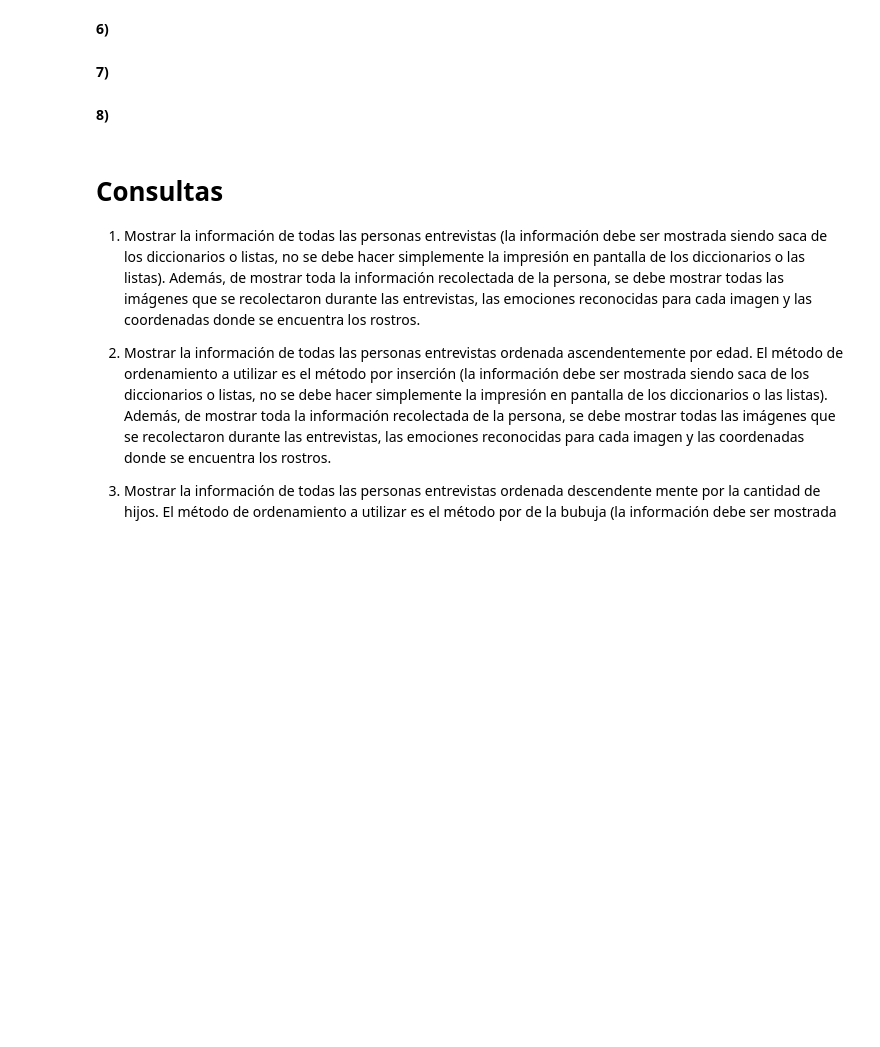
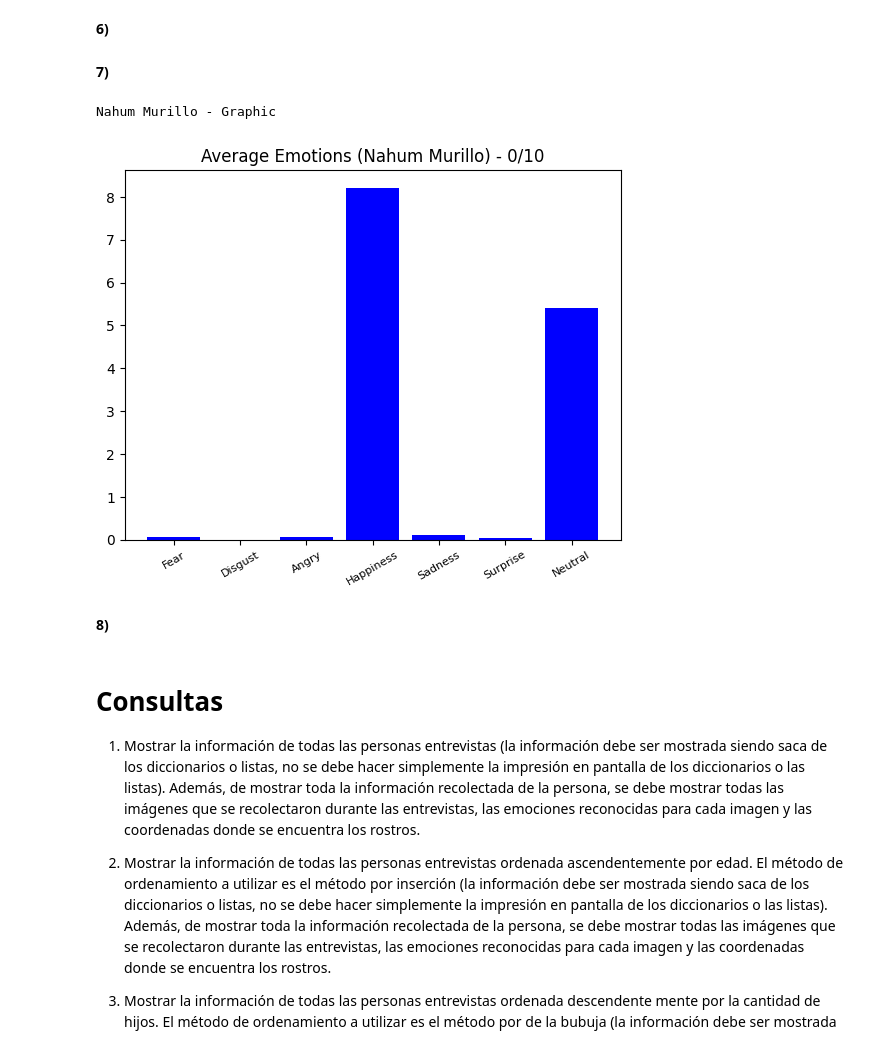
Before and after one commit to nahum0804/TallerDeProgramacion-Project, a Jupyter notebook: Reconocer_rostros_Dylan_y_Nahum.ipynb, the cells around one changed output. Saved outputs shown, nothing was run; the diff lists cells and outputs as text; code cells hidden in the pictures; blank space fills up the shorter version.

Commit message:
Item 1 and 7 - Graphic Algorithm

```diff
--- a/Reconocer_rostros_Dylan_y_Nahum.ipynb
+++ b/Reconocer_rostros_Dylan_y_Nahum.ipynb
@@ -633,6 +665,69 @@ Location face:  [[183 164 184 184]]
 **6)**
 # %% [markdown]
 **7)**
+# %%
+import matplotlib.pyplot as plt
+
+def graphic_quarter(numbers, labels, pos, nombre):
+    plt.title(f'Average Emotions ({nombre}) - 0/10')
+    plt.bar(pos, numbers, color='blue')
+    plt.xticks(ticks=pos, labels=labels, fontsize=8, rotation=30)
+    plt.show()
+
+#Create emotionList - Average numbers
+
+
+
+for i in userList:
+
+  n = 1 #Length
+
+  avFear = 0
+  avDisgust = 0
+  avAngry = 0
+  avHappiness = 0
+  avSadness = 0
+  avSurprise = 0
+  avNeutral = 0
+
+  nombre = list(i[0].keys())[0]
+  for j in i[0][nombre]["imagesCaptured"]:
+    emotions = list(j[0]["emotions"].keys())
+    for z in emotions:
+       if z == "fear":
+         avFear += j[0]["emotions"][z]
+       elif z == "disgust":
+         avDisgust += j[0]["emotions"][z]
+       elif z == "angry":
+         avAngry += j[0]["emotions"][z]
+       elif z == "happiness":
+         avHappiness += j[0]["emotions"][z]
+       elif z == "sadness":
+         avSadness += j[0]["emotions"][z]
+       elif z == "surprise":
+         avSurprise += j[0]["emotions"][z]
+       elif z == "neutral":
+         avNeutral  += j[0]["emotions"][z]
+       n += 1
+
+
+  avFear = avFear / n
+  avDisgust = avDisgust / n
+  avAngry = avAngry / n
+  avHappiness = avHappiness / n
+  avSadness = avSadness / n
+  avSurprise = avSurprise / n
+  avNeutral = avNeutral / n
+
+  if __name__ == '__main__':
+    listaEmociones = [avFear*100, avDisgust*100, avAngry*100, avHappiness*100, avSadness*100, avSurprise*100, avNeutral*100]
+    labels = ['Fear', 'Disgust', 'Angry', 'Happiness','Sadness', 'Surprise', 'Neutral']
+    pos = list(range(7))
+    graphic_quarter(listaEmociones, labels, pos, nombre)
+    print("--------------!!!!!!!!!!--------------------------")
+# %% [output]
+Nahum Murillo - Graphic
+[figure, added]
 # %% [markdown]
 **8)**
 # %% [markdown]
```
Also changed, not shown: parts of 4 cells of this notebook.
